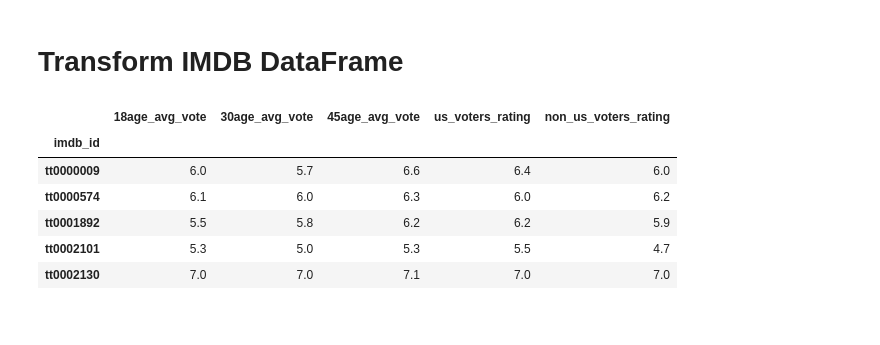
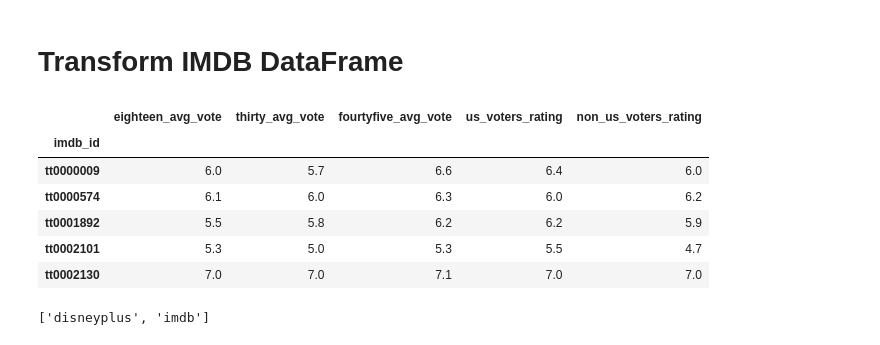
Before and after one commit to kimkockenmeister/ETL_Project, a Jupyter notebook: ETL_project.ipynb, the cells around one changed output. Cells and saved outputs as stored; diff of their text form; code cells hidden in the pictures.

```diff
--- a/ETL_project.ipynb
+++ b/ETL_project.ipynb
@@ -16,7 +17,7 @@ disneyplus_df.head()
 | 3 | tt0324941 | 101 Dalmatians 2: Patch's London ... | Being one of 101 takes its toll o... | movie | G | 2002 | 21 Jan 2003 | November 12, 2019 | 74 min | Animation, Adventure, Comedy, Fam... | ... |
 | 4 | tt0211181 | 102 Dalmatians | Cruella DeVil gets out of prison ... | movie | G | 2000 | 22 Nov 2000 | November 12, 2019 | 100 min | Adventure, Comedy, Family | ... |
 # %%
-imdb_file = "/Users/kimkockenmeister/Desktop/Bootcamp/project2/ETL_Project/Resources/IMDb ratings.csv"
+imdb_file = "Resources/IMDb ratings.csv"
 imdb_df = pd.read_csv(imdb_file)
 imdb_df.head()
 # %% [output]
@@ -73,21 +100,21 @@ disneyplus_transformed.head()
 # %%
 # Create a filtered dataframe from specific columns
 imdb_cols = ["imdb_title_id", "allgenders_18age_avg_vote","allgenders_30age_avg_vote", "allgenders_45age_avg_vote","us_voters_rating","non_us_voters_rating"]
 imdb_transformed= imdb_df[imdb_cols].copy()
 
 # Rename the column headers
 imdb_transformed = imdb_transformed.rename(columns={"imdb_title_id": "imdb_id",
-                                                         "allgenders_18age_avg_vote": "18age_avg_vote",
-                                                         "allgenders_30age_avg_vote": "30age_avg_vote",
-                                                         "allgenders_45age_avg_vote": "45age_avg_vote"})
+                                                         "allgenders_18age_avg_vote": "eighteen_avg_vote",
+                                                         "allgenders_30age_avg_vote": "thirty_avg_vote",
+                                                         "allgenders_45age_avg_vote": "fourtyfive_avg_vote"})
 
 # Clean the data by dropping duplicates and setting the index
 imdb_transformed.drop_duplicates("imdb_id", inplace=True)
 imdb_transformed.set_index("imdb_id", inplace=True)
 
 imdb_transformed.head()
 # %% [output]
-|  | 18age_avg_vote | 30age_avg_vote | 45age_avg_vote | us_voters_rating | non_us_voters_rating |
+|  | eighteen_avg_vote | thirty_avg_vote | fourtyfive_avg_vote | us_voters_rating | non_us_voters_rating |
 | imdb_id |  |  |  |  |  |
 | tt0000009 | 6.0 | 5.7 | 6.6 | 6.4 | 6.0 |
 | tt0000574 | 6.1 | 6.0 | 6.3 | 6.0 | 6.2 |
@@ -96,0 +127,4 @@ imdb_transformed.head()
+# %%
+engine.table_names()
+# %% [output]
+['disneyplus', 'imdb']
```
Also changed, not shown: parts of 9 cells of this notebook.
